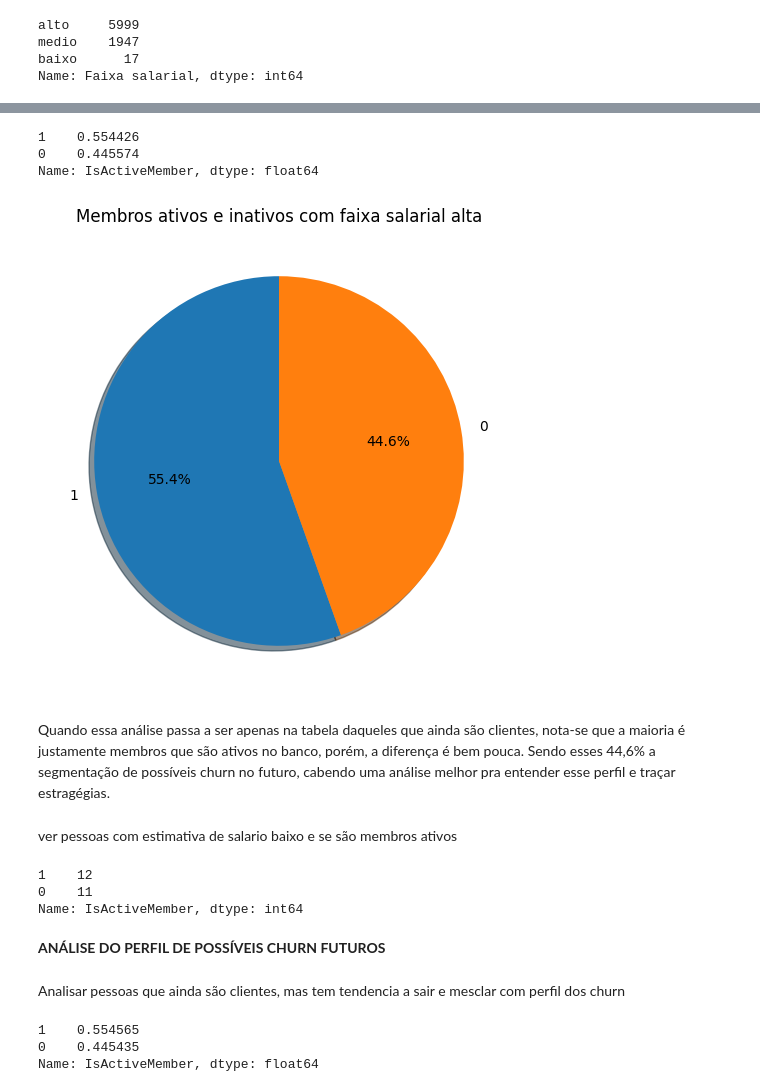
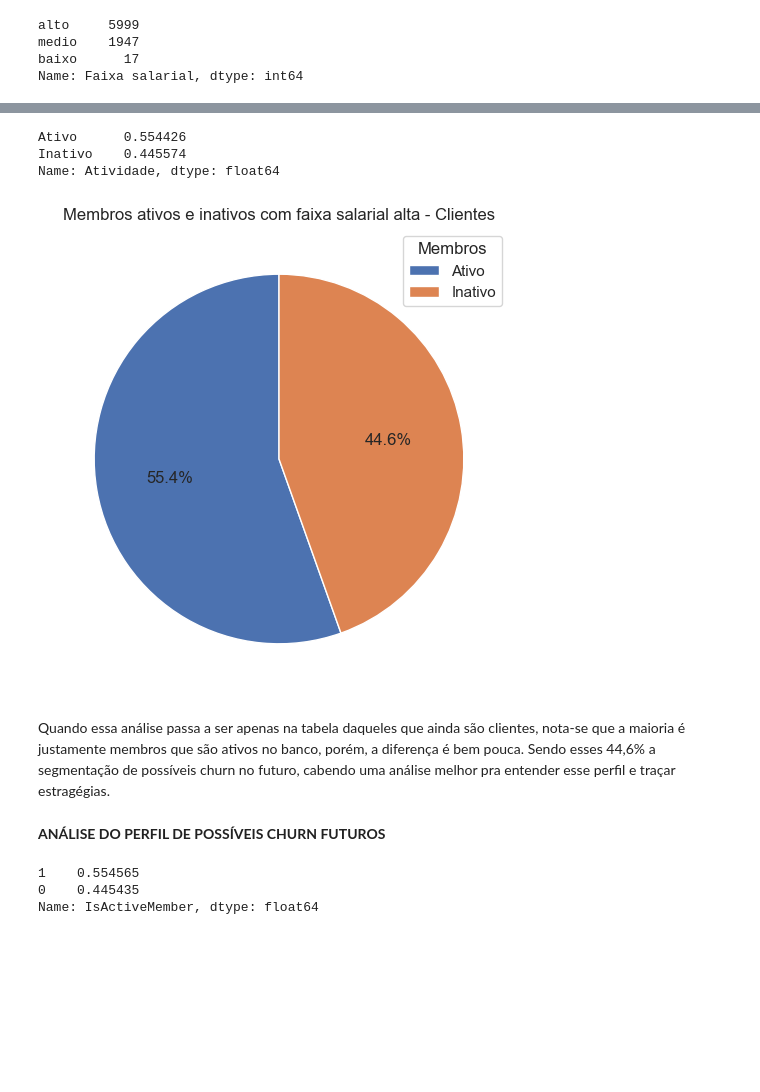
Before and after one commit to mclararibeiro/Ada-tech, a Jupyter notebook: analise_exploratoria_de_dados/nova_analise.ipynb, the cells around one changed output, grey strips where cells are left out. Saved outputs shown, nothing was run; the diff lists cells and outputs as text; code cells hidden in the pictures; blank space fills up the shorter version.

Commit message:
analise concluída

```diff
--- a/analise_exploratoria_de_dados/nova_analise.ipynb
+++ b/analise_exploratoria_de_dados/nova_analise.ipynb
@@ -256,0 +415,11 @@ sns.histplot(data=tabela_quanti_exited, x='Faixa salarial');
+# %%
+#Criando coluna atividade para melhor analise gráfica dos clientes ativos e inativos
+
+#Criando a função atividade
+def atividade(numero):
+    if numero == 0: return 'Inativo'
+    if numero == 1: return 'Ativo'
+
+#Inserindo coluna atividade na tabela
+tabela_quanti_exited['Atividade'] = [atividade(numero) for numero in tabela_quanti_exited.IsActiveMember.to_list()]
+tabela_quanti_exited
@@ -307,0 +502,4 @@ sns.histplot(data=tabela_quanti_stayed, x='Faixa salarial');
+# %%
+#Criando coluna atividade para melhorar a análise gráfica dos membros ativos e inativos
+tabela_quanti_stayed['Atividade'] = [atividade(numero) for numero in tabela_quanti_stayed.IsActiveMember.to_list()]
+tabela_quanti_stayed
@@ -308,32 +520,30 @@ sns.histplot(data=tabela_quanti_stayed, x='Faixa salarial');
 # %%
 #Porcentagem de pessoas que são clientes e membros ativos e tem faixa salarial alta
 membros_ativos_clientes = tabela_quanti_stayed.loc[tabela_quanti_stayed['Faixa salarial']=='alto']
-porcentagem_clientes_ativos = membros_ativos_clientes['IsActiveMember'].value_counts(normalize=True)
+porcentagem_clientes_ativos = membros_ativos_clientes['Atividade'].value_counts(normalize=True)
 porcentagem_clientes_ativos
 # %% [output]
-1    0.554426
-0    0.445574
-Name: IsActiveMember, dtype: float64
+Ativo      0.554426
+Inativo    0.445574
+Name: Atividade, dtype: float64
 # %%
+#Definindo o tamanho da figura
 plt.figure(figsize =(15,6))
-plt.title("Membros ativos e inativos com faixa salarial alta")
-plt.pie(porcentagem_clientes_ativos, labels = porcentagem_clientes_ativos.index,shadow = True, startangle=90, autopct='%1.1f%%')
+
+#Definição do tema
+plt.title("Membros ativos e inativos com faixa salarial alta - Clientes")
+
+#Plotagem do gráfico
+grafico = plt.pie(porcentagem_clientes_ativos , startangle=90, autopct='%1.1f%%')
+
+#Adicionando legenda
+legenda = porcentagem_clientes_ativos.index
+plt.legend(legenda, title='Membros')
 plt.show()
 # %% [output]
-[figure, old version]
+[figure, new version]
 # %% [markdown]
 Quando essa análise passa a ser apenas na tabela daqueles que ainda são clientes, nota-se que a maioria é justamente membros que são ativos no banco, porém, a diferença é bem pouca. Sendo esses 44,6% a segmentação de possíveis churn no futuro, cabendo uma análise melhor pra entender esse perfil e traçar estragégias.
-# %% [markdown]
-ver pessoas com estimativa de salario baixo e se são membros ativos
-# %%
-salario_baixo = tabela_quanti.loc[tabela_quanti['Faixa salarial'] == 'baixo']
-salario_baixo['IsActiveMember'].value_counts()
-# %% [output]
-1    12
-0    11
-Name: IsActiveMember, dtype: int64
 # %% [markdown]
 **ANÁLISE DO PERFIL DE POSSÍVEIS CHURN FUTUROS**
-# %% [markdown]
-Analisar pessoas que ainda são clientes, mas tem tendencia a sair e mesclar com perfil dos churn
 # %%
```
Also changed, not shown: parts of 50 cells of this notebook, 1 other file.
